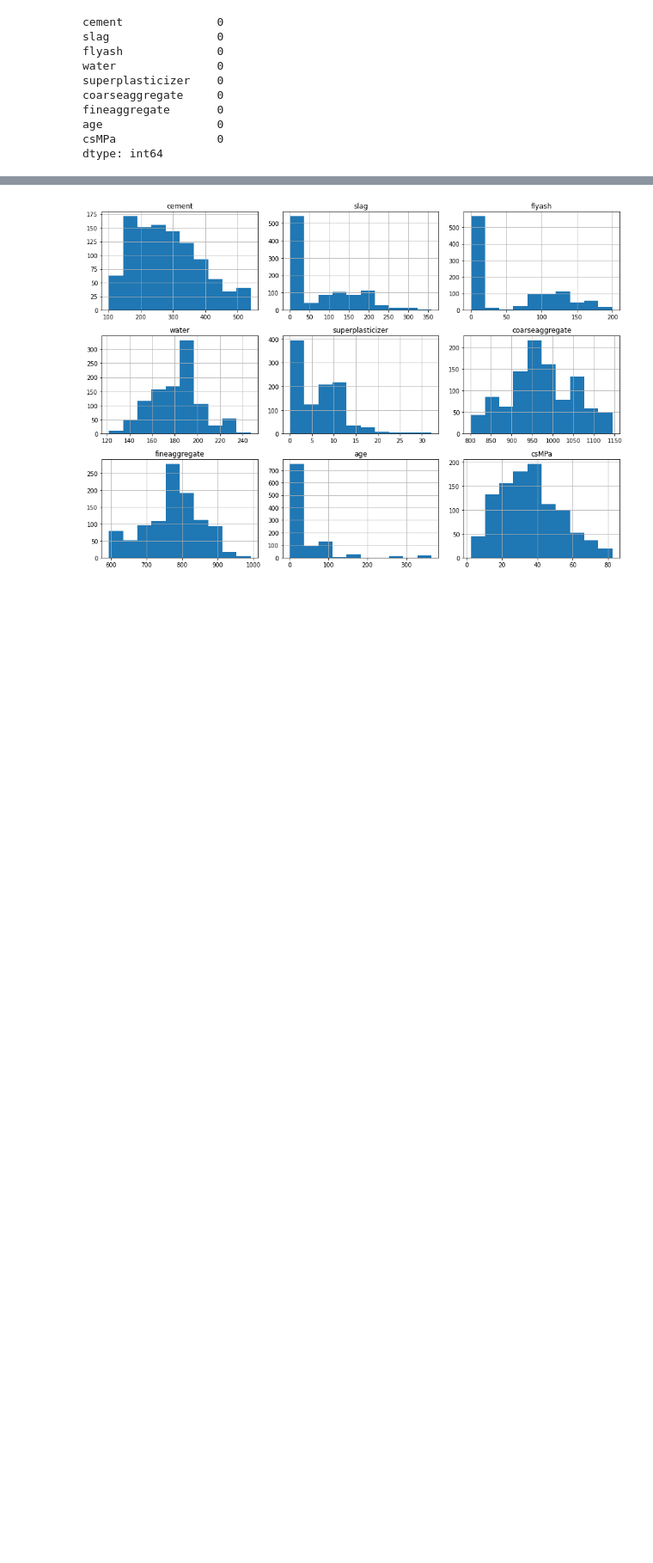
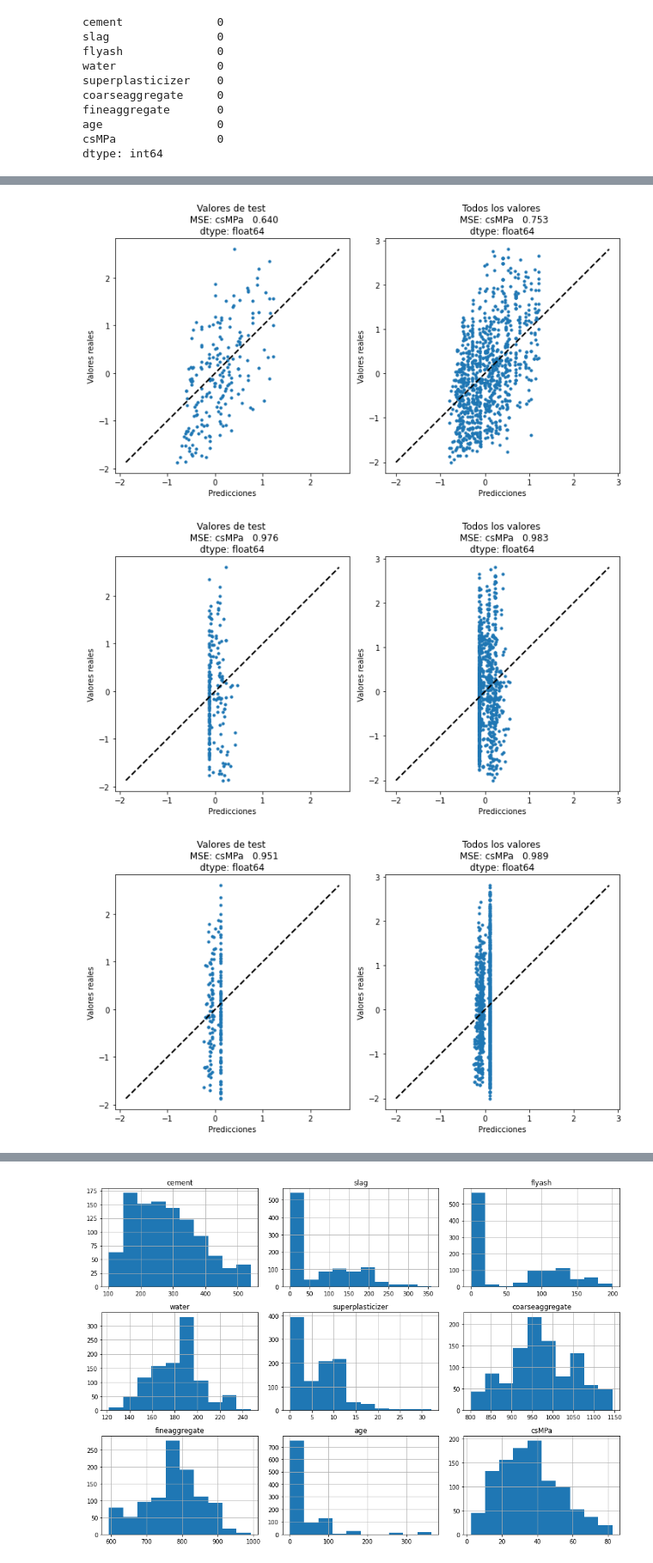
Before and after one commit to juankasv99/APC_Concrete_MPa, a Jupyter notebook: [APC]-LinearRegression-Prac1-JuanCarlosSoriano_JorgeGimenez.ipynb, the cells around one changed output, grey strips where cells are left out. Shown at 86% size. Saved outputs shown, nothing was run; the diff lists cells and outputs as text; code cells hidden in the pictures; blank space fills up the shorter version.

```diff
--- a/[APC]-LinearRegression-Prac1-JuanCarlosSoriano_JorgeGimenez.ipynb
+++ b/[APC]-LinearRegression-Prac1-JuanCarlosSoriano_JorgeGimenez.ipynb
@@ -64,0 +139,3 @@ Sin embargo, observamos también que los datos siguen escalas distintas, por lo
+# %%
+xTrain, xTest, yTrain, yTest = train_test_split(stdDF.iloc[:,:8], stdDF.iloc[:,8:9], test_size=testSize, random_state=0)
+xAll, yAll = stdDF.iloc[:,:8], stdDF.iloc[:,8:9]
@@ -64,0 +147,29 @@ Sin embargo, observamos también que los datos siguen escalas distintas, por lo
+# %%
+def getModelMSE(linearRegModel, xTestData, yTestData):
+    predictedValues = linearRegModel.predict(xTestData)
+    return np.square(predictedValues - yTestData).mean()
+
+def plotModel(linearRegModel, xTest, yTest, xAll, yAll):
+    testDataPredictions = linearRegModel.predict(xTest)
+    allDataPredictions = linearRegModel.predict(xAll)
+    testMSE = getModelMSE(linearRegModel, xTest, yTest)
+    allMSE = getModelMSE(linearRegModel, xAll, yAll)
+
+    fig, (ax1, ax2) = plt.subplots(1, 2, figsize=(10,10))
+
+    ax1.scatter(testDataPredictions, yTest, s=10)
+    ax1.plot([yTest.min(), yTest.max()], [yTest.min(), yTest.max()], 'k--', lw=2)
+    ax1.set_title(f"Valores de test \n MSE: {np.round(testMSE,3)}")
+    ax1.set_xlabel("Predicciones")
+    ax1.set_ylabel("Valores reales")
+
+    ax2.scatter(allDataPredictions, yAll, s=10)
+    ax2.plot([yAll.min(), yAll.max()], [yAll.min(), yAll.max()], 'k--', lw=2)
+    ax2.set_title(f"Todos los valores \n MSE: {np.round(allMSE,3)}")
+    ax2.set_xlabel("Predicciones")
+    ax2.set_ylabel(f"Valores reales")
+
+    ax1.axis('square')
+    ax2.axis('square')
+    plt.tight_layout()
+    plt.show()
@@ -64,0 +182,15 @@ Sin embargo, observamos también que los datos siguen escalas distintas, por lo
+# %%
+mses = []
+plots = []
+for varName in xTrain.columns:
+    current_xTrain = xTrain[varName].values.reshape(-1,1)
+    current_yTrain = yTrain
+    current_xTest = xTest[varName].values.reshape(-1,1)
+    current_yTest = yTest
+    model = LinearRegression().fit(current_xTrain, current_yTrain)
+    mses.append(getModelMSE(model, current_xTest, current_yTest))
+    plotModel(model, current_xTest, yTest, xAll[varName].values.reshape(-1,1), yAll);
+# %% [output]
+[figure, added]
+[figure, added]
+[figure, added]
```
Also changed, not shown: parts of 34 cells of this notebook, 1 other file.
